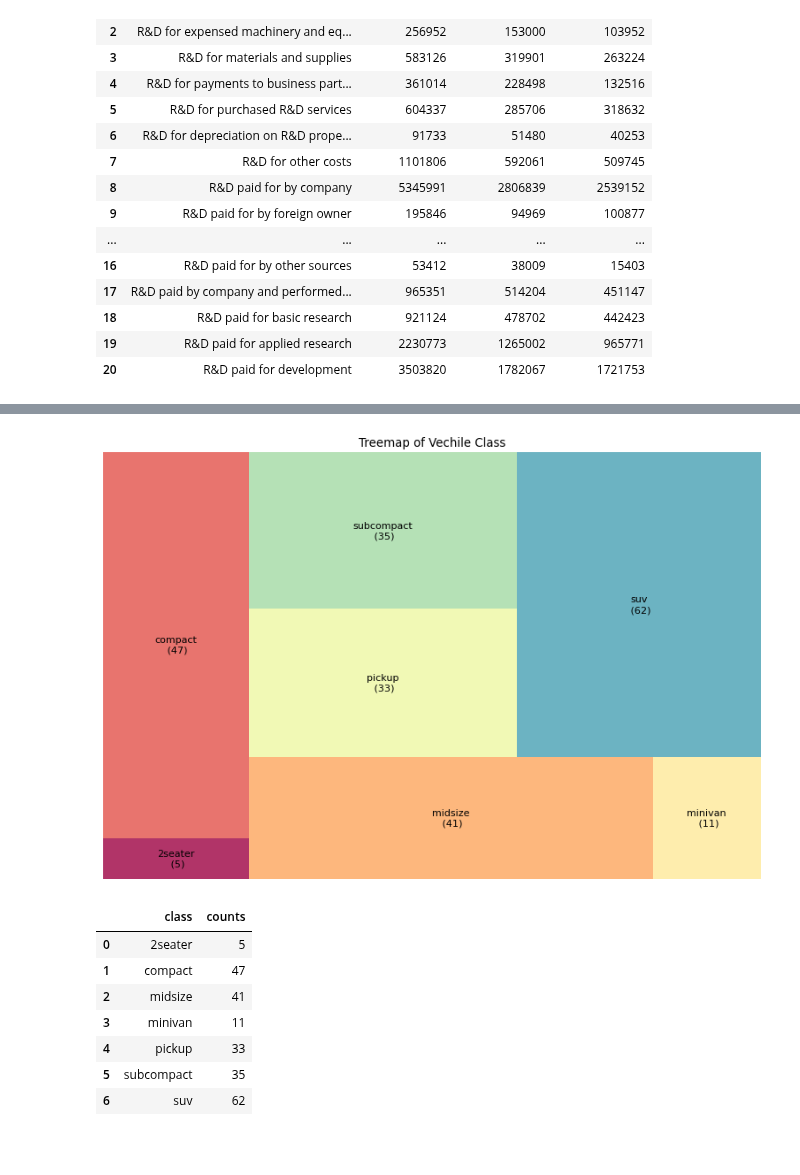
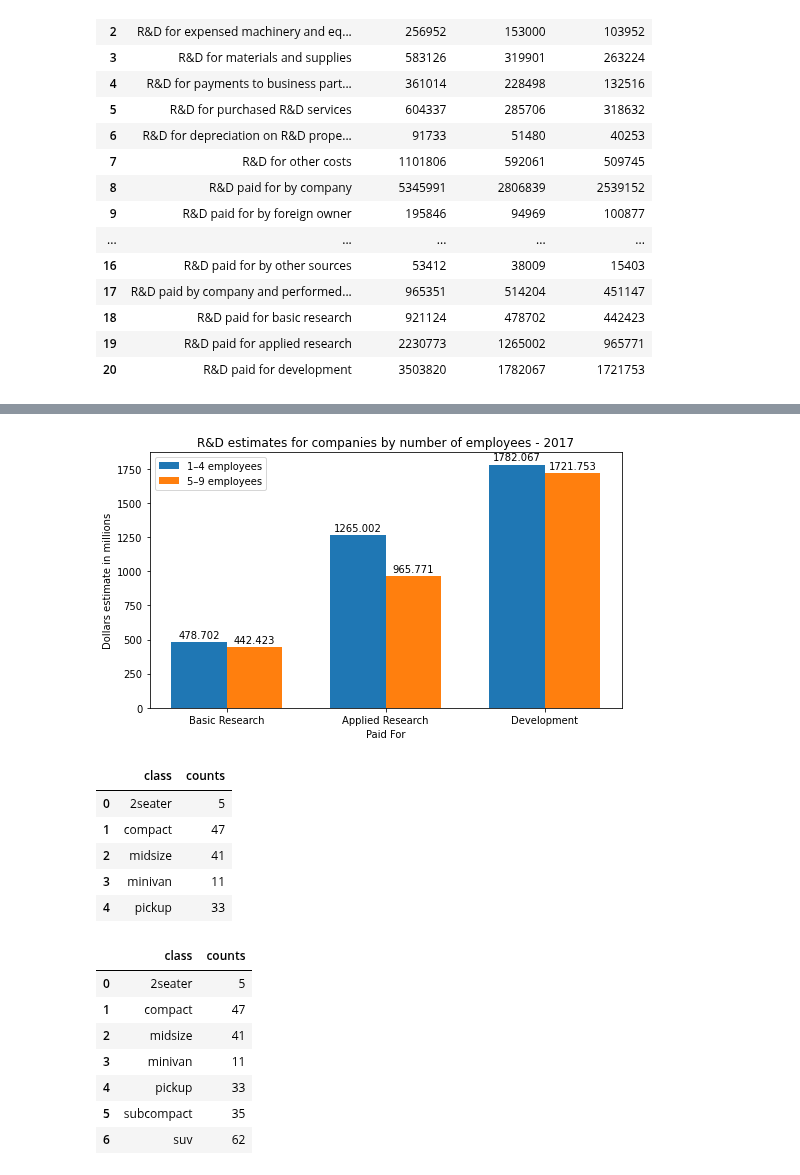
Before and after one commit to mulukenm/DataVisualization, a Jupyter notebook: ABS_Visualization.ipynb, the cells around one changed output, grey strips where cells are left out. Drawn from its saved outputs; the diff is of its cells as text; code cells hidden in the pictures; blank space fills up the shorter version.

```diff
--- a/ABS_Visualization.ipynb
+++ b/ABS_Visualization.ipynb
@@ -52,3 +128,44 @@ df3.div(1000).head(17)
+# %%
+labels = ['Basic Research', 'Applied Research','Development']
+employees_1to4 = df33['1–4 employees'].tolist()
+employees_5to9 = df33['5–9 employees'].tolist()
+
+x = np.arange(len(labels))  # the label locations
+width = 0.35  # the width of the bars
+
+fig, ax = plt.subplots()
+fig.set_figheight(4.5)
+fig.set_figwidth(7.5)
+rects1 = ax.bar(x - width/2, employees_1to4, width, label='1–4 employees')
+rects2 = ax.bar(x + width/2,employees_5to9, width, label='5–9 employees')
+
+# Add some text for labels, title and custom x-axis tick labels, etc.
+ax.set_ylabel('Dollars estimate in millions')
+ax.set_xlabel('Paid For')
+ax.set_title('R&D estimates for companies by number of employees - 2017')
+ax.set_xticks(x)
+ax.set_xticklabels(labels)
+ax.legend()
+
+
+def autolabel(rects):
+    """Attach a text label above each bar in *rects*, displaying its height."""
+    for rect in rects:
+        height = rect.get_height()
+        ax.annotate('{}'.format(height),
+                    xy=(rect.get_x() + rect.get_width() / 2, height),
+                    xytext=(0, 2),  # 3 points vertical offset
+                    textcoords="offset points",
+                    ha='center', va='bottom')
+
+autolabel(rects1)
+autolabel(rects2)
+
+fig.tight_layout()
+
+plt.show()
+# %% [output]
+[figure, added]
 # %%
 # pip install squarify
 import squarify
@@ -58,20 +175,26 @@ df_raw = pd.read_csv("https://github.com/selva86/datasets/raw/master/mpg_ggplot2
 
 # Prepare Data
 df = df_raw.groupby('class').size().reset_index(name='counts')
-labels = df.apply(lambda x: str(x[0]) + "\n (" + str(x[1]) + ")", axis=1)
-sizes = df['counts'].values.tolist()
-colors = [plt.cm.Spectral(i/float(len(labels))) for i in range(len(labels))]
+# labels = df.apply(lambda x: str(x[0]) + "\n (" + str(x[1]) + ")", axis=1)
+# sizes = df['counts'].values.tolist()
+# colors = [plt.cm.Spectral(i/float(len(labels))) for i in range(len(labels))]
 
-# Draw Plot
-plt.figure(figsize=(12,8), dpi= 80)
-squarify.plot(sizes=sizes, label=labels, color=colors, alpha=.8)
+# # Draw Plot
+# plt.figure(figsize=(12,8), dpi= 80)
+# squarify.plot(sizes=sizes, label=labels, color=colors, alpha=.8)
 
-# Decorate
-plt.title('Treemap of Vechile Class')
-plt.axis('off')
-plt.show()
+# # Decorate
+# plt.title('Treemap of Vechile Class')
+# plt.axis('off')
+# plt.show()
+df.head()
 # %% [output]
-[figure, removed]
+|  | class | counts |
+| 0 | 2seater | 5 |
+| 1 | compact | 47 |
+| 2 | midsize | 41 |
+| 3 | minivan | 11 |
+| 4 | pickup | 33 |
 # %%
 df.head(33)
 # %% [output]
```
Also changed, not shown: parts of 5 cells of this notebook.
